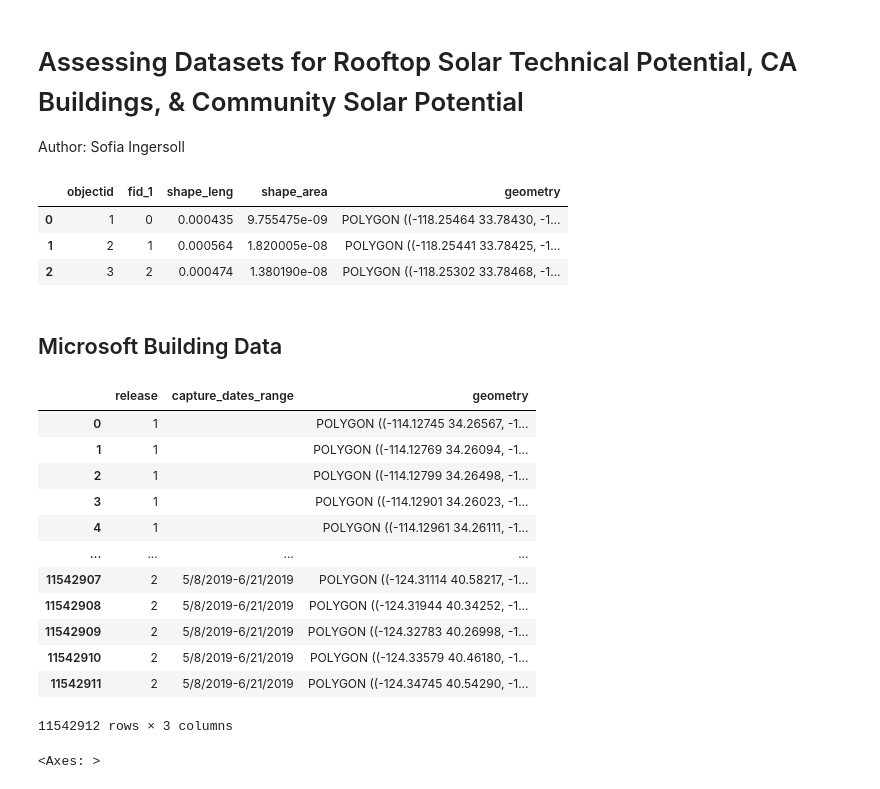
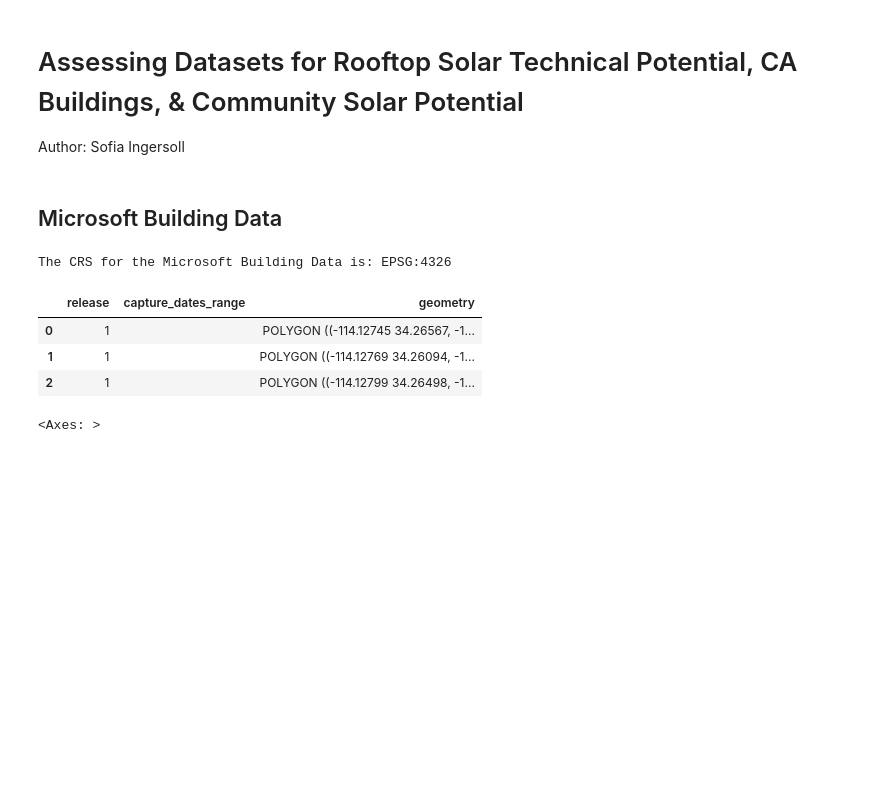
Before and after one commit to The2035Initiative/cca_grid_modeling_project, a Jupyter notebook: Script/Thrust_2.1_Building_Energy_DS/Python/ca_grid_model_data_exploration.ipynb, the cells around one changed output. Saved outputs shown, nothing was run; the diff lists cells and outputs as text; code cells hidden in the pictures; blank space fills up the shorter version.

```diff
--- a/Script/Thrust_2.1_Building_Energy_DS/Python/ca_grid_model_data_exploration.ipynb
+++ b/Script/Thrust_2.1_Building_Energy_DS/Python/ca_grid_model_data_exploration.ipynb
@@ -24,21 +28,5 @@ from shapely.validation import make_valid
 def to_snake_case(df):
     df.columns = df.columns.str.strip().str.replace(' ', '_').str.replace('\n', '_').str.lower()
     return df
-# %%
-# import CES shapefile
-ca_building_footprints = gpd.read_file('../../../rooftop_solar_potential_data/California building footprint/California_Buildingfootprint_merge.shp')
-
-# clean naming for easier
-ca_building_footprints = to_snake_case(ca_building_footprints)
-
-# crs config
-#ca_building_footprints = ca_building_footprints.to_crs('EPSG:2227')
-
-ca_building_footprints.head(3)
-# %% [output]
-|  | objectid | fid_1 | shape_leng | shape_area | geometry |
-| 0 | 1 | 0 | 0.000435 | 9.755475e-09 | POLYGON ((-118.25464 33.78430, -1... |
-| 1 | 2 | 1 | 0.000564 | 1.820005e-08 | POLYGON ((-118.25441 33.78425, -1... |
-| 2 | 3 | 2 | 0.000474 | 1.380190e-08 | POLYGON ((-118.25302 33.78468, -1... |
 # %% [markdown]
 ## Microsoft Building Data
@@ -50,19 +33,27 @@ buildings = gpd.read_file(path_to_file)
+# %%
+path_to_file = '../../../data/Thrust_2.1_Building_Energy_DS/building_type_data/California.geojson'
+# this takes several minutes to pull in due to the volume of the data
+buildings = gpd.read_file(path_to_file)
+# %%
+#------------------------------------
+# ----        Check Point!       ----
+#------------------------------------
+# view data set
+buildings = gpd.GeoDataFrame(buildings)
+
+buildings.head(3)
+
+# Check geospatial attributes
+print(f'The CRS for the Microsoft Building Data is: {buildings.crs}')
+# %% [output]
+The CRS for the Microsoft Building Data is: EPSG:4326
 # %%
-buildings
+buildings.head(3)
 # %% [output]
 |  | release | capture_dates_range | geometry |
 | 0 | 1 |  | POLYGON ((-114.12745 34.26567, -1... |
 | 1 | 1 |  | POLYGON ((-114.12769 34.26094, -1... |
 | 2 | 1 |  | POLYGON ((-114.12799 34.26498, -1... |
-| 3 | 1 |  | POLYGON ((-114.12901 34.26023, -1... |
-| 4 | 1 |  | POLYGON ((-114.12961 34.26111, -1... |
-| ... | ... | ... | ... |
-| 11542907 | 2 | 5/8/2019-6/21/2019 | POLYGON ((-124.31114 40.58217, -1... |
-| 11542908 | 2 | 5/8/2019-6/21/2019 | POLYGON ((-124.31944 40.34252, -1... |
-| 11542909 | 2 | 5/8/2019-6/21/2019 | POLYGON ((-124.32783 40.26998, -1... |
-| 11542910 | 2 | 5/8/2019-6/21/2019 | POLYGON ((-124.33579 40.46180, -1... |
-| 11542911 | 2 | 5/8/2019-6/21/2019 | POLYGON ((-124.34745 40.54290, -1... |
-11542912 rows × 3 columns
 # %%
 buildings.plot()
 # %% [output]
```
Also changed, not shown: parts of 17 cells of this notebook, 8 other files.
